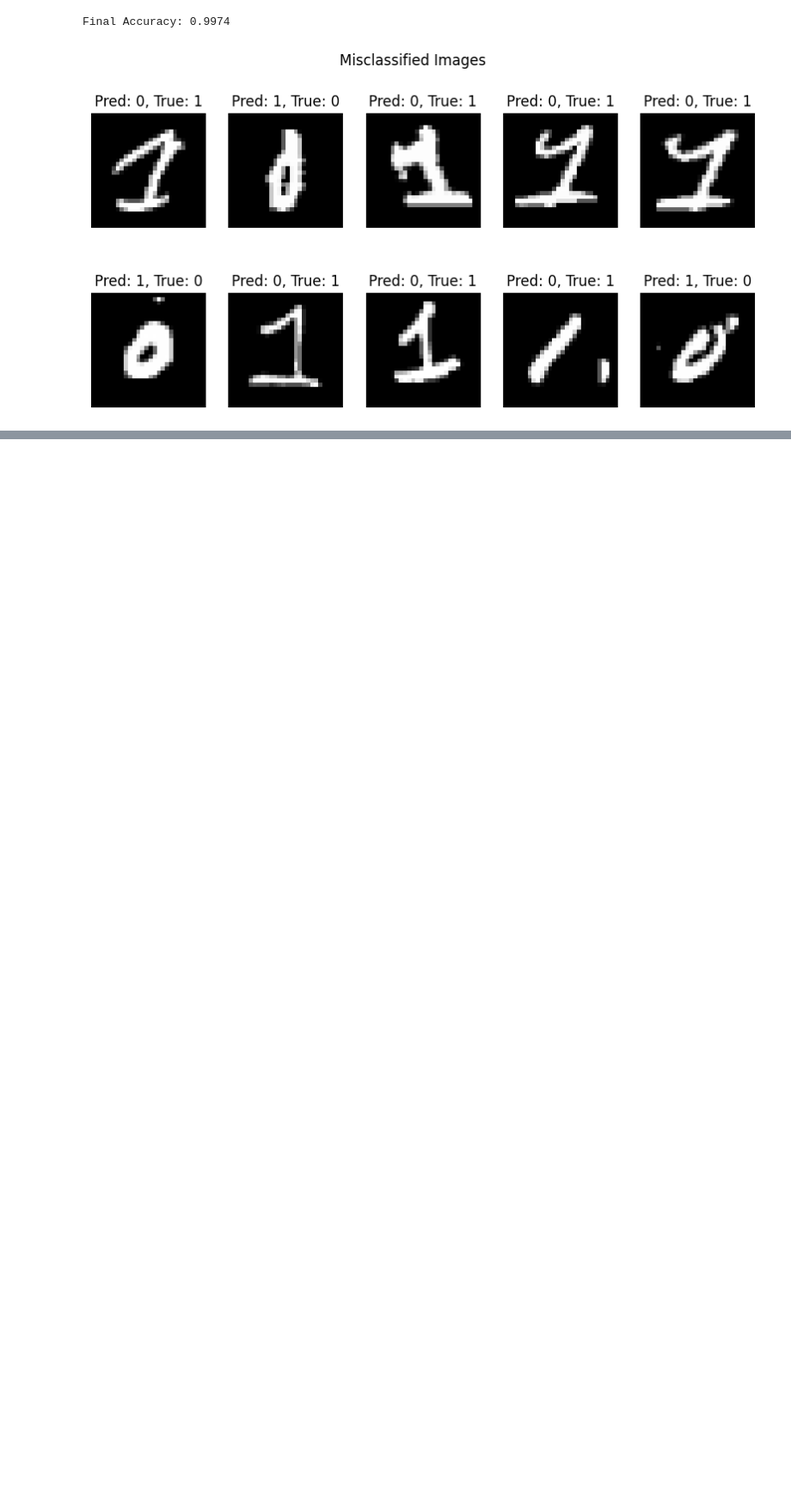
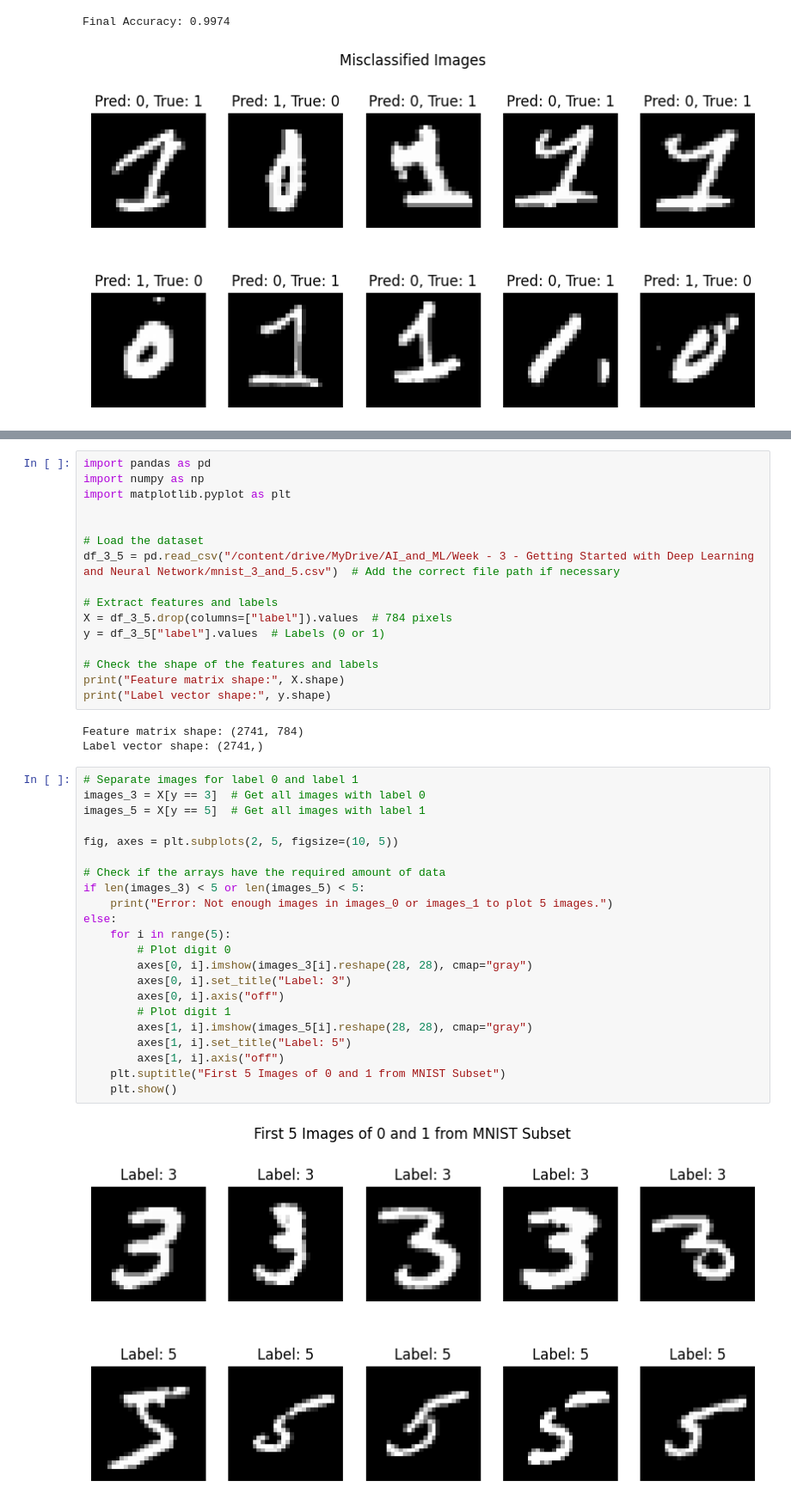
Before and after one commit to Abhi1997/AI_and_ML, a Jupyter notebook: Week - 3 - Getting Started with Deep Learning and Neural Network/Starter_code_workshop_03_MCP_and_0_vs_1_Classification.ipynb, the cells around one changed output, grey strips where cells are left out. Shown at 86% size. Drawn from its saved outputs; the diff is of its cells as text; blank space fills up the shorter version.

Commit message:
update week3

```diff
--- a/Week - 3 - Getting Started with Deep Learning and Neural Network/Starter_code_workshop_03_MCP_and_0_vs_1_Classification.ipynb
+++ b/Week - 3 - Getting Started with Deep Learning and Neural Network/Starter_code_workshop_03_MCP_and_0_vs_1_Classification.ipynb
@@ -251,0 +270,43 @@ Final Accuracy: 0.9974
+# %%
+import pandas as pd
+import numpy as np
+import matplotlib.pyplot as plt
+
+
+# Load the dataset
+df_3_5 = pd.read_csv("/content/drive/MyDrive/AI_and_ML/Week - 3 - Getting Started with Deep Learning and Neural Network/mnist_3_and_5.csv")  # Add the correct file path if necessary
+
+# Extract features and labels
+X = df_3_5.drop(columns=["label"]).values  # 784 pixels
+y = df_3_5["label"].values  # Labels (0 or 1)
+
+# Check the shape of the features and labels
+print("Feature matrix shape:", X.shape)
+print("Label vector shape:", y.shape)
+# %% [output]
+Feature matrix shape: (2741, 784)
+Label vector shape: (2741,)
+# %%
+# Separate images for label 0 and label 1
+images_3 = X[y == 3]  # Get all images with label 0
+images_5 = X[y == 5]  # Get all images with label 1
+
+fig, axes = plt.subplots(2, 5, figsize=(10, 5))
+
+# Check if the arrays have the required amount of data
+if len(images_3) < 5 or len(images_5) < 5:
+    print("Error: Not enough images in images_0 or images_1 to plot 5 images.")
+else:
+    for i in range(5):
+        # Plot digit 0
+        axes[0, i].imshow(images_3[i].reshape(28, 28), cmap="gray")
+        axes[0, i].set_title("Label: 3")
+        axes[0, i].axis("off")
+        # Plot digit 1
+        axes[1, i].imshow(images_5[i].reshape(28, 28), cmap="gray")
+        axes[1, i].set_title("Label: 5")
+        axes[1, i].axis("off")
+    plt.suptitle("First 5 Images of 0 and 1 from MNIST Subset")
+    plt.show()
+# %% [output]
+[figure, added]
```
Also changed, not shown: parts of 6 cells of this notebook.
